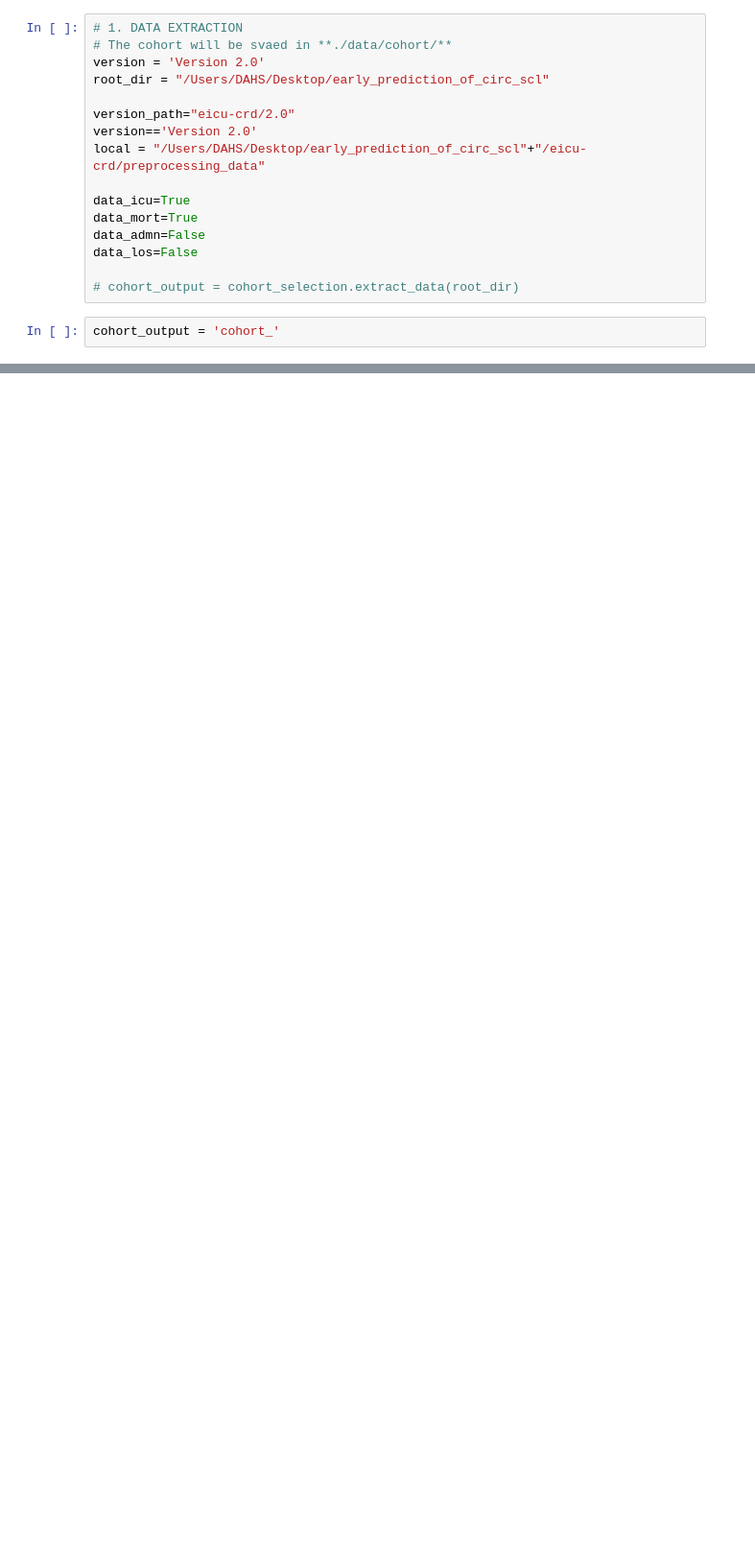
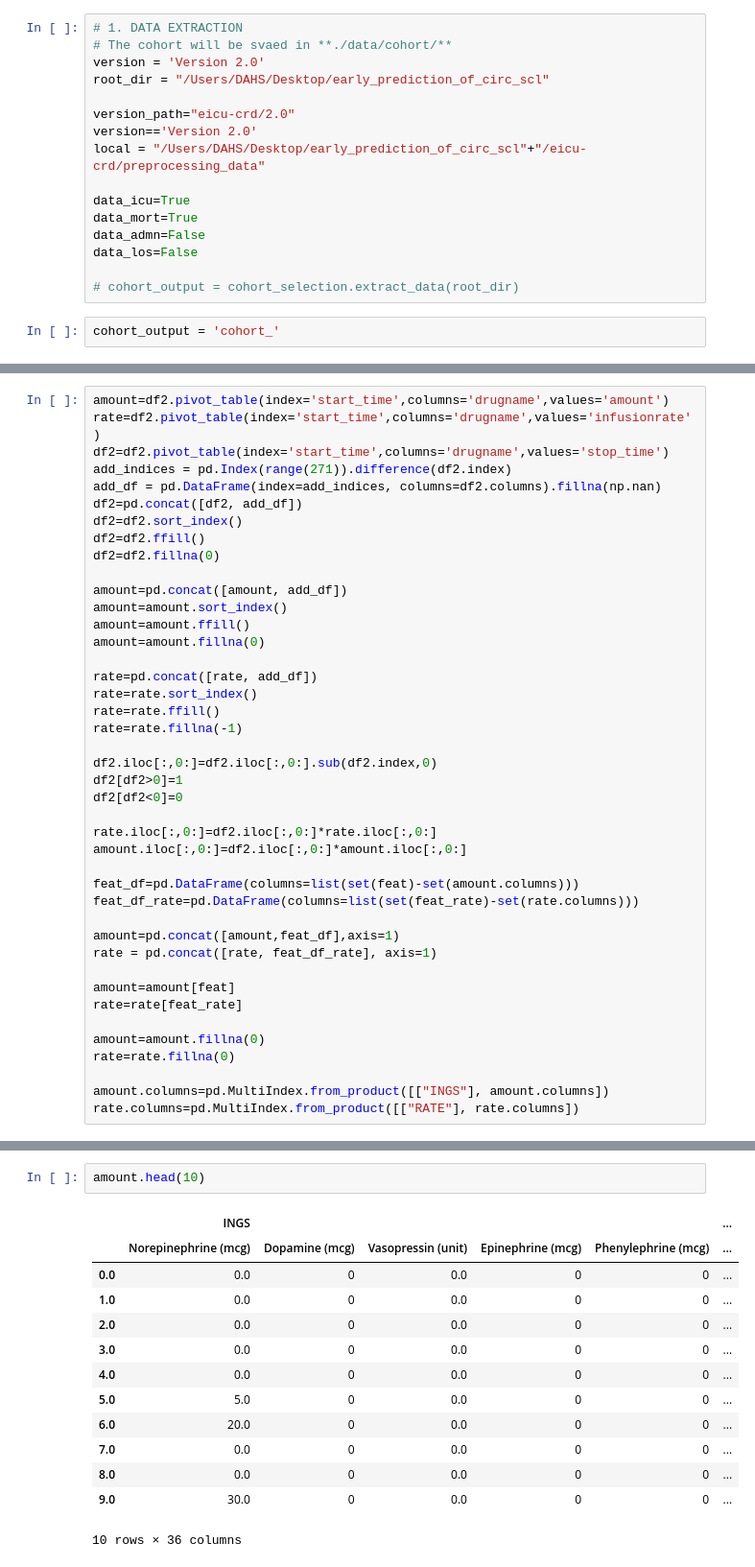
Before and after one commit to Jeong-Eul/eICU2.0_PREPROC, a Jupyter notebook: mainPipeline_step1.ipynb, the cells around one changed output, grey strips where cells are left out. Shown: that part at 96% size. Cells and saved outputs as stored; diff of their text form; blank space fills up the shorter version.

```diff
--- a/mainPipeline_step1.ipynb
+++ b/mainPipeline_step1.ipynb
@@ -130,0 +154,42 @@ Total number of rows 15765543
+# %%
+amount=df2.pivot_table(index='start_time',columns='drugname',values='amount')
+rate=df2.pivot_table(index='start_time',columns='drugname',values='infusionrate')
+df2=df2.pivot_table(index='start_time',columns='drugname',values='stop_time')
+add_indices = pd.Index(range(271)).difference(df2.index)
+add_df = pd.DataFrame(index=add_indices, columns=df2.columns).fillna(np.nan)
+df2=pd.concat([df2, add_df])
+df2=df2.sort_index()
+df2=df2.ffill()
+df2=df2.fillna(0)
+
+amount=pd.concat([amount, add_df])
+amount=amount.sort_index()
+amount=amount.ffill()
+amount=amount.fillna(0)
+
+rate=pd.concat([rate, add_df])
+rate=rate.sort_index()
+rate=rate.ffill()
+rate=rate.fillna(-1)
+
+df2.iloc[:,0:]=df2.iloc[:,0:].sub(df2.index,0)
+df2[df2>0]=1
+df2[df2<0]=0
+
+rate.iloc[:,0:]=df2.iloc[:,0:]*rate.iloc[:,0:]
+amount.iloc[:,0:]=df2.iloc[:,0:]*amount.iloc[:,0:]
+
+feat_df=pd.DataFrame(columns=list(set(feat)-set(amount.columns)))
+feat_df_rate=pd.DataFrame(columns=list(set(feat_rate)-set(rate.columns)))
+
+amount=pd.concat([amount,feat_df],axis=1)
+rate = pd.concat([rate, feat_df_rate], axis=1)
+
+amount=amount[feat]
+rate=rate[feat_rate]
+
+amount=amount.fillna(0)
+rate=rate.fillna(0)
+
+amount.columns=pd.MultiIndex.from_product([["INGS"], amount.columns])
+rate.columns=pd.MultiIndex.from_product([["RATE"], rate.columns])
@@ -130,0 +219,16 @@ Total number of rows 15765543
+# %%
+amount.head(10)
+# %% [output]
+|  | INGS |  |  |  |  | ... |
+|  | Norepinephrine (mcg) | Dopamine (mcg) | Vasopressin (unit) | Epinephrine (mcg) | Phenylephrine (mcg) | ... |
+| 0.0 | 0.0 | 0 | 0.0 | 0 | 0 | ... |
+| 1.0 | 0.0 | 0 | 0.0 | 0 | 0 | ... |
+| 2.0 | 0.0 | 0 | 0.0 | 0 | 0 | ... |
+| 3.0 | 0.0 | 0 | 0.0 | 0 | 0 | ... |
+| 4.0 | 0.0 | 0 | 0.0 | 0 | 0 | ... |
+| 5.0 | 5.0 | 0 | 0.0 | 0 | 0 | ... |
+| 6.0 | 20.0 | 0 | 0.0 | 0 | 0 | ... |
+| 7.0 | 0.0 | 0 | 0.0 | 0 | 0 | ... |
+| 8.0 | 0.0 | 0 | 0.0 | 0 | 0 | ... |
+| 9.0 | 30.0 | 0 | 0.0 | 0 | 0 | ... |
+10 rows × 36 columns
```
Also changed, not shown: parts of 10 cells of this notebook, 2 other files.
